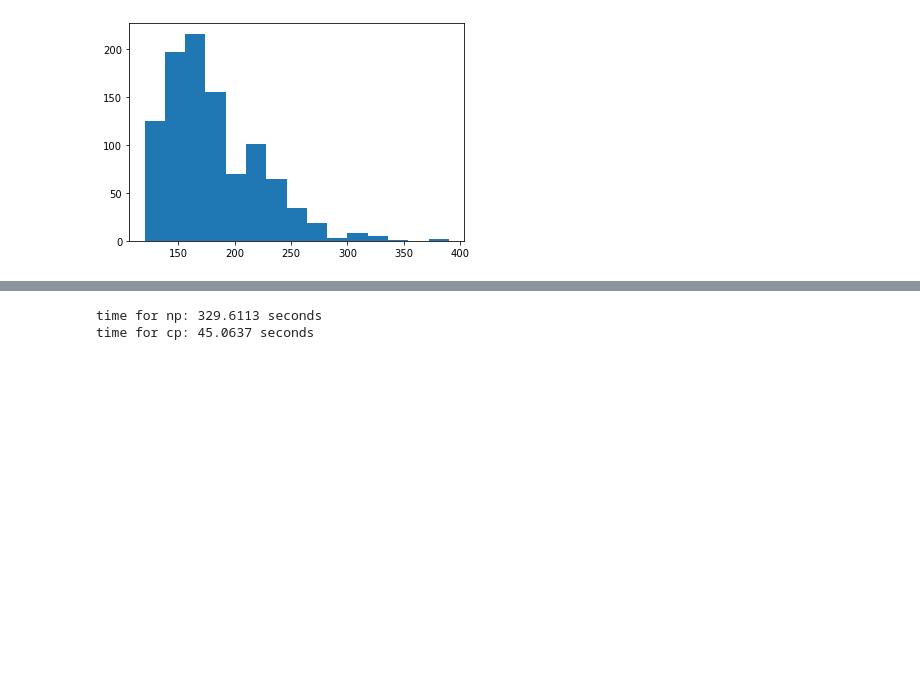
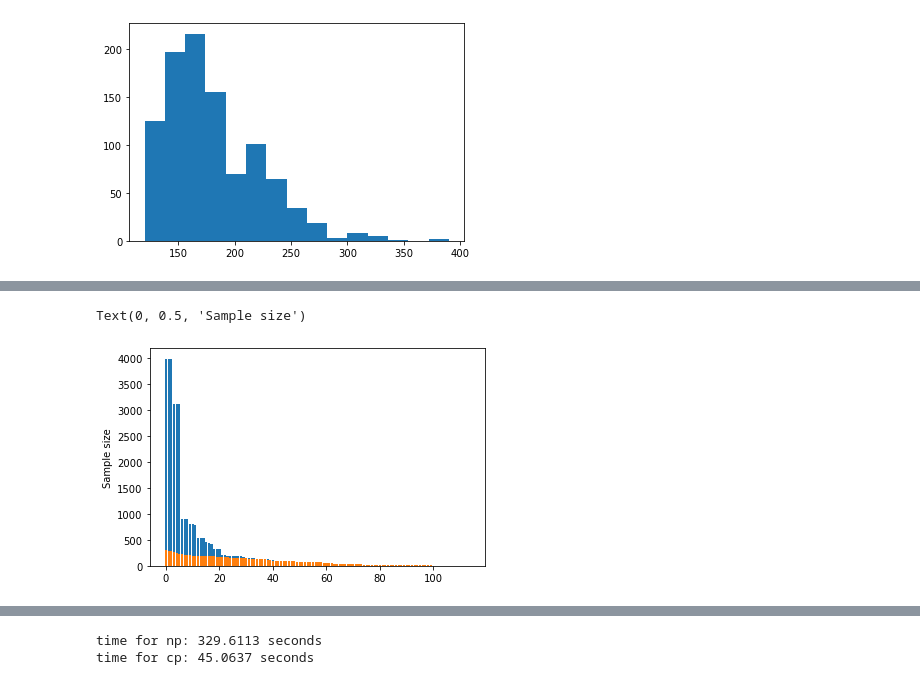
Before and after one commit to Slid61/plant-restoration-size, a Jupyter notebook: get_stat_params.ipynb, the cells around one changed output, grey strips where cells are left out. Saved outputs shown, nothing was run; the diff lists cells and outputs as text; code cells hidden in the pictures; blank space fills up the shorter version.

```diff
--- a/get_stat_params.ipynb
+++ b/get_stat_params.ipynb
@@ -433,0 +557,10 @@ True
+# %%
+subs = split_data(df, test_sim, test_group)
+# %%
+combined = sim_all_stats(sub_splits=subs, desired_stats=test_stats)
+# %%
+test_df = dict_to_dataframes(combined, events, test_stats, test_group, test_sim)
+# %%
+for col in df.columns:
+    if df[col].isnull().values.any():
+        print(col)
@@ -433,0 +627,9 @@ True
+# %%
+index = test_df.shape[0]
+for col in ["old Sup_Ind std", "new Sup_Ind std"]:
+    data = test_df[col].sort_values(ascending=False)
+    plt.bar(x=range(index), height=data)
+plt.ylabel('Sample size')
+# %% [output]
+Text(0, 0.5, 'Sample size')
+[figure, added]
```
Also changed, not shown: parts of 52 cells of this notebook.
